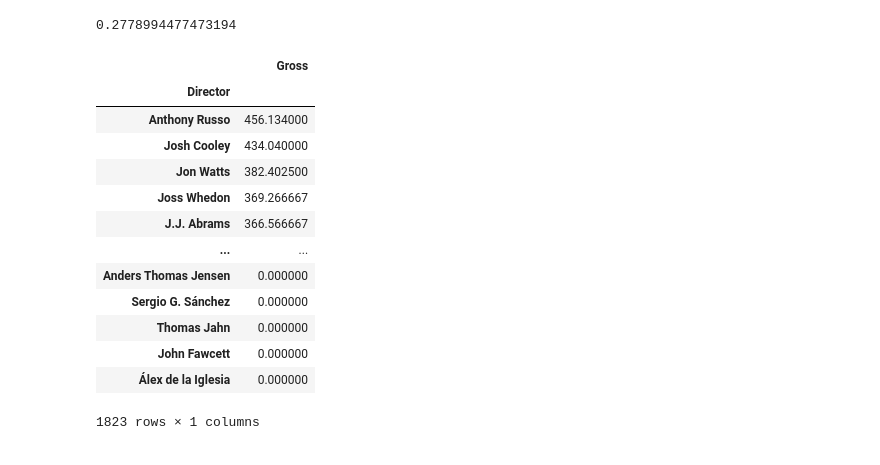
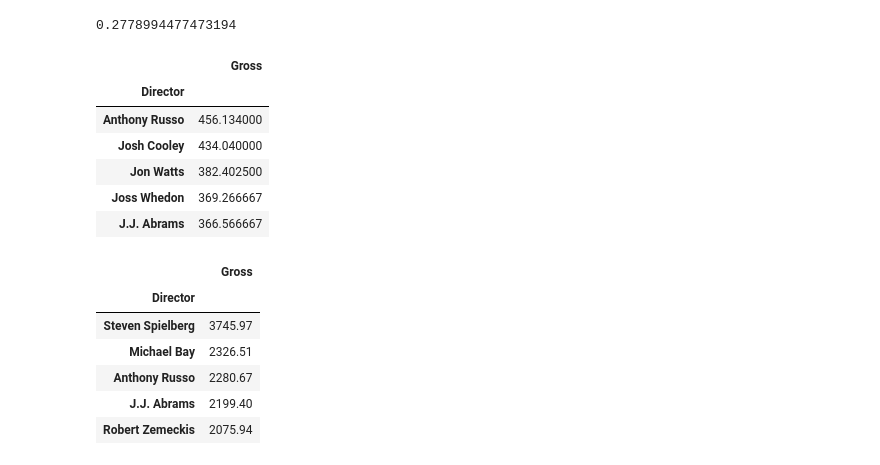
Before and after one commit to Reagz24/Project1_Team6, a Jupyter notebook: Movie_Analysis.ipynb, the cells around one changed output. Saved outputs shown, nothing was run; the diff lists cells and outputs as text; code cells hidden in the pictures.

```diff
--- a/Movie_Analysis.ipynb
+++ b/Movie_Analysis.ipynb
@@ -168,22 +168,26 @@ meta_reg.rvalue
 0.2778994477473194
 # %%
 #Find per film average in revenue by director
-directors = merge_df[["Director", "Gross"]].replace('Directors:', '', regex=True)
+directors = merge_df[["Director", "Gross"]].replace('Directors:', '', regex=True).dropna()
 director_average = directors.groupby(["Director"]).mean().sort_values(["Gross"], ascending = False)
-director_average = director_average.dropna()
-director_average
+director_average.head()
 # %% [output]
 |  | Gross |
 | Director |  |
 | Anthony Russo | 456.134000 |
 | Josh Cooley | 434.040000 |
 | Jon Watts | 382.402500 |
 | Joss Whedon | 369.266667 |
 | J.J. Abrams | 366.566667 |
-| ... | ... |
-| Anders Thomas Jensen | 0.000000 |
-| Sergio G. Sánchez | 0.000000 |
-| Thomas Jahn | 0.000000 |
-| John Fawcett | 0.000000 |
-| Álex de la Iglesia | 0.000000 |
-1823 rows × 1 columns
+# %%
+#Find total box office earnings by director
+director_total = directors.groupby(["Director"]).sum().sort_values(["Gross"], ascending = False)
+director_total.head()
+# %% [output]
+|  | Gross |
+| Director |  |
+| Steven Spielberg | 3745.97 |
+| Michael Bay | 2326.51 |
+| Anthony Russo | 2280.67 |
+| J.J. Abrams | 2199.40 |
+| Robert Zemeckis | 2075.94 |
```
Also changed, not shown: parts of 12 cells of this notebook.
